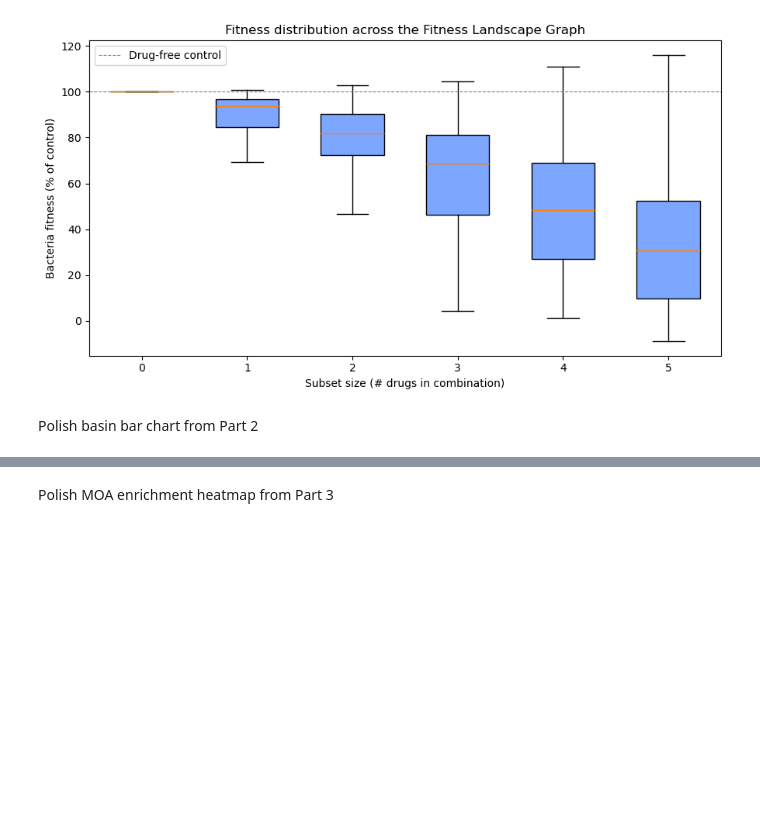
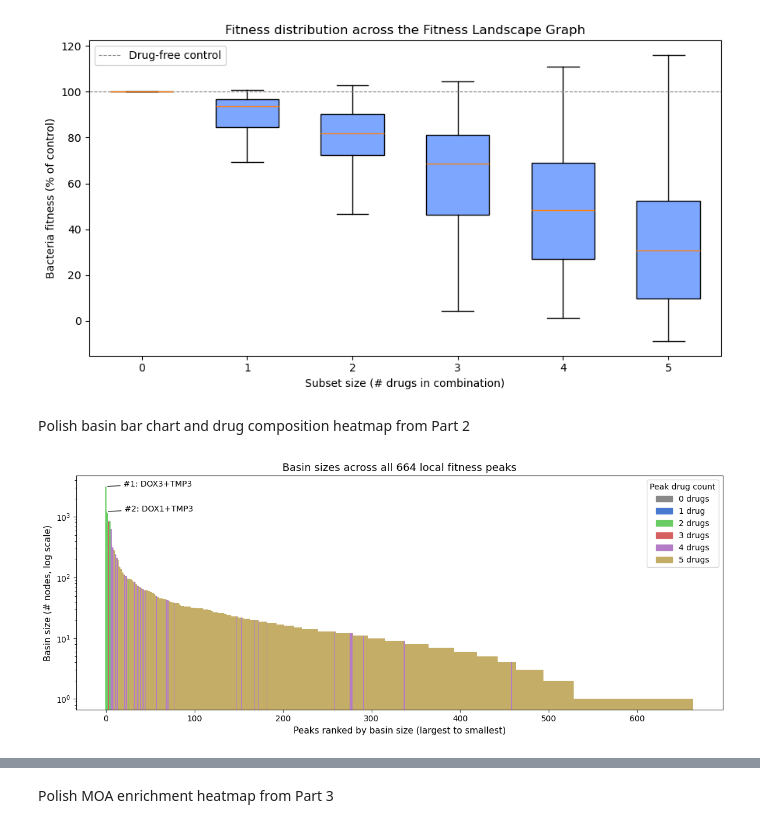
Before and after one commit to EETEEHAN/CSBIO185_cell_mates, a Jupyter notebook: 4_luke_davis_visualization.ipynb, the cells around one changed output, grey strips where cells are left out. Cells and saved outputs as stored; diff of their text form; code cells hidden in the pictures; blank space fills up the shorter version.

```diff
--- a/4_luke_davis_visualization.ipynb
+++ b/4_luke_davis_visualization.ipynb
@@ -20,2 +132,11 @@ Random starting nodes, deterministic gradient steps, walker trails
+# %%
+max_frames = max(len(p) for p in walker_paths)
+
+# Color each walker distinctly
+walker_colors = plt.cm.tab20(np.linspace(0, 1, len(walker_paths)))
+
+# Fitness range for node coloring
+all_fitness = [d["fitness"] for _, d in G.nodes(data=True)]
+fit_min, fit_max = min(all_fitness), max(all_fitness)
 # %% [markdown]
 Render as animated GIF
@@ -122,4 +544,49 @@ ax.figure.savefig('part1_boxplot.png', dpi=300)
 # %% [output]
 [figure]
 # %% [markdown]
-Polish basin bar chart from Part 2
+Polish basin bar chart and drug composition heatmap from Part 2
+# %%
+with open("ranked_peaks.pkl", "rb") as f:
+    ranked_peaks = pickle.load(f)
+
+DRUG_COUNT_COLORS = {
+    0: "#888888",
+    1: "#4878CF",
+    2: "#6ACC65",
+    3: "#D65F5F",
+    4: "#B47CC7",
+    5: "#C4AD66",
+}
+
+peak_ids    = [pk for pk, _ in ranked_peaks]
+basin_sizes = [len(members) for _, members in ranked_peaks]
+bar_colors  = [DRUG_COUNT_COLORS.get(G.nodes[pk]["size"], "#cccccc") for pk in peak_ids]
+
+fig, ax = plt.subplots(figsize=(12, 5))
+ax.bar(range(len(peak_ids)), basin_sizes, color=bar_colors, width=1.0, linewidth=0)
+ax.set_yscale("log")
+ax.set_xlabel("Peaks ranked by basin size (largest to smallest)", fontsize=11)
+ax.set_ylabel("Basin size (# nodes, log scale)", fontsize=11)
+ax.set_title(f"Basin sizes across all {len(ranked_peaks)} local fitness peaks", fontsize=13)
+
+legend_handles = [
+    Patch(color=DRUG_COUNT_COLORS[k], label=f"{k} drug{'s' if k != 1 else ''}")
+    for k in sorted(DRUG_COUNT_COLORS)
+]
+ax.legend(handles=legend_handles, title="Peak drug count",
+          loc="upper right", fontsize=10, title_fontsize=10)
+
+for rank_i in range(min(2, len(ranked_peaks))):
+    offset = max(len(ranked_peaks) * 0.03, 1)
+    ax.annotate(
+        f"#{rank_i + 1}: {peak_ids[rank_i]}",
+        xy=(rank_i, basin_sizes[rank_i]),
+        xytext=(rank_i + offset, basin_sizes[rank_i] * 1),
+        fontsize=10, arrowprops=dict(arrowstyle="-", color="black", lw=0.8),
+    )
+
+plt.tight_layout()
+plt.savefig(OUTPUT_DIR / "basin_size_distribution.png", dpi=150)
+plt.show()
+# %% [output]
+[figure, added]
```
Also changed, not shown: parts of 13 cells of this notebook, 10 other files.
